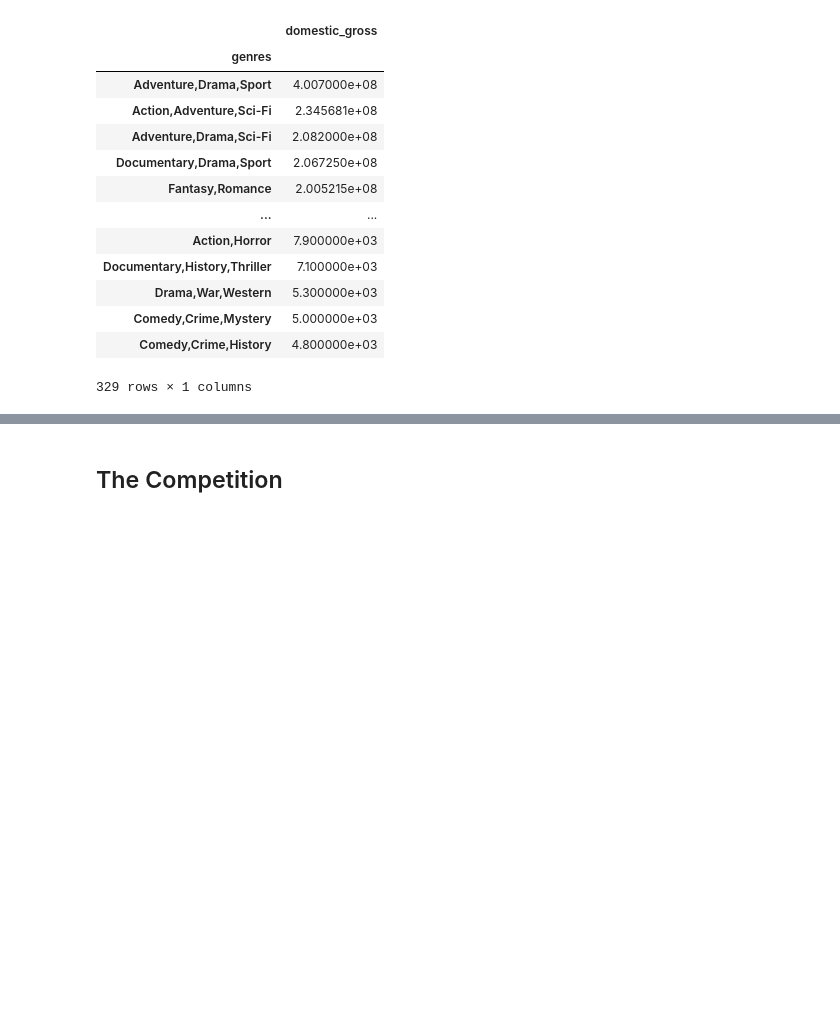
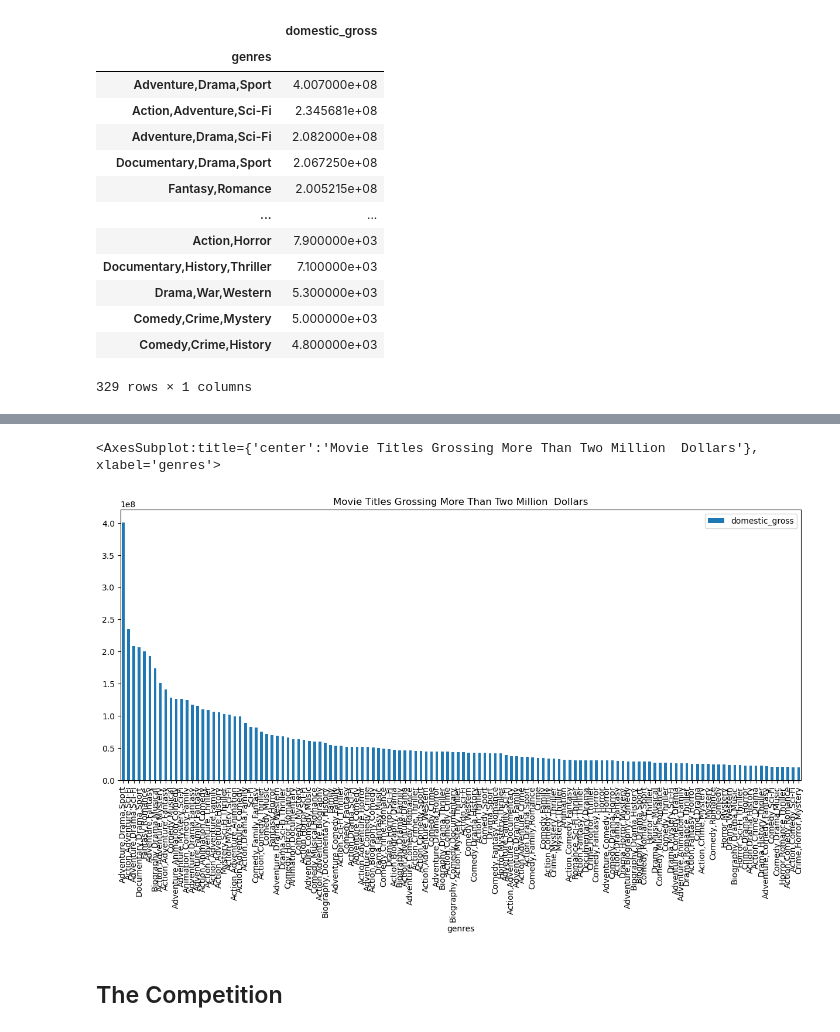
Before and after one commit to Kichimbi/phase_1_project, a Jupyter notebook: Microsoft-Movie-Project.ipynb, the cells around one changed output, grey strips where cells are left out. Saved outputs shown, nothing was run; the diff lists cells and outputs as text; code cells hidden in the pictures; blank space fills up the shorter version.

```diff
--- a/Microsoft-Movie-Project.ipynb
+++ b/Microsoft-Movie-Project.ipynb
@@ -721,3 +781,10 @@ bom_domestic_movies_title_earnings_combined.groupby(['genres']).mean(['domestic_
+# %%
+bom_dom_mov_t_e_c_p_top = bom_dom_mov_t_e_c_p[bom_dom_mov_t_e_c_p['domestic_gross']>=20000000]
+
+bom_dom_mov_t_e_c_p_top.plot.bar(figsize=(15,6), title='Movie Titles Grossing More Than Two Million  Dollars')
+# %% [output]
+<AxesSubplot:title={'center':'Movie Titles Grossing More Than Two Million  Dollars'}, xlabel='genres'>
+[figure, added]
 # %% [markdown]
 ## The Competition
 # %%
```
Also changed, not shown: parts of 24 cells of this notebook, 2 other files.
